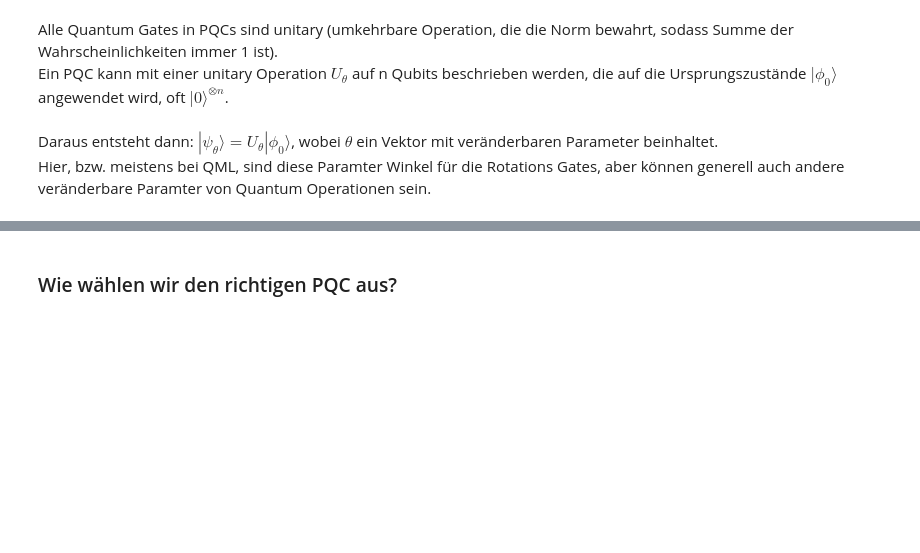
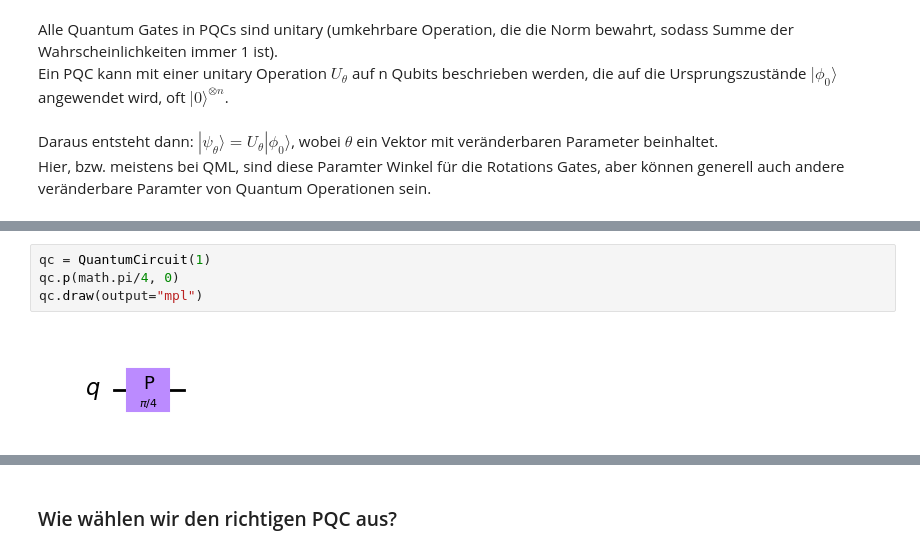
Before and after one commit to jannikobenhoff/quantum_machine_learning, a Jupyter notebook: tutorial/Tutorial.ipynb, the cells around one changed output, grey strips where cells are left out. Drawn from its saved outputs; the diff is of its cells as text; blank space fills up the shorter version.

```diff
--- a/tutorial/Tutorial.ipynb
+++ b/tutorial/Tutorial.ipynb
@@ -50,0 +100,6 @@ Hier, bzw. meistens bei QML, sind diese Paramter Winkel für die Rotations Gates
+# %%
+qc = QuantumCircuit(1)
+qc.p(math.pi/4, 0)
+qc.draw(output="mpl")
+# %% [output]
+[figure, added]
```
Also changed, not shown: parts of 17 cells of this notebook, 5 other files.
